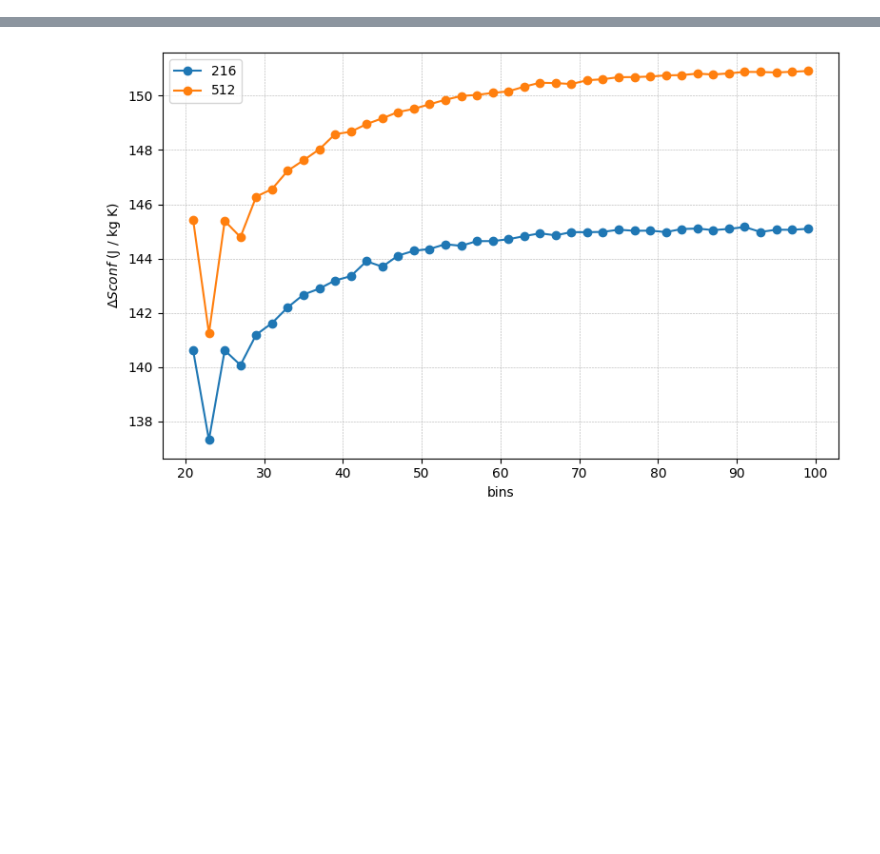
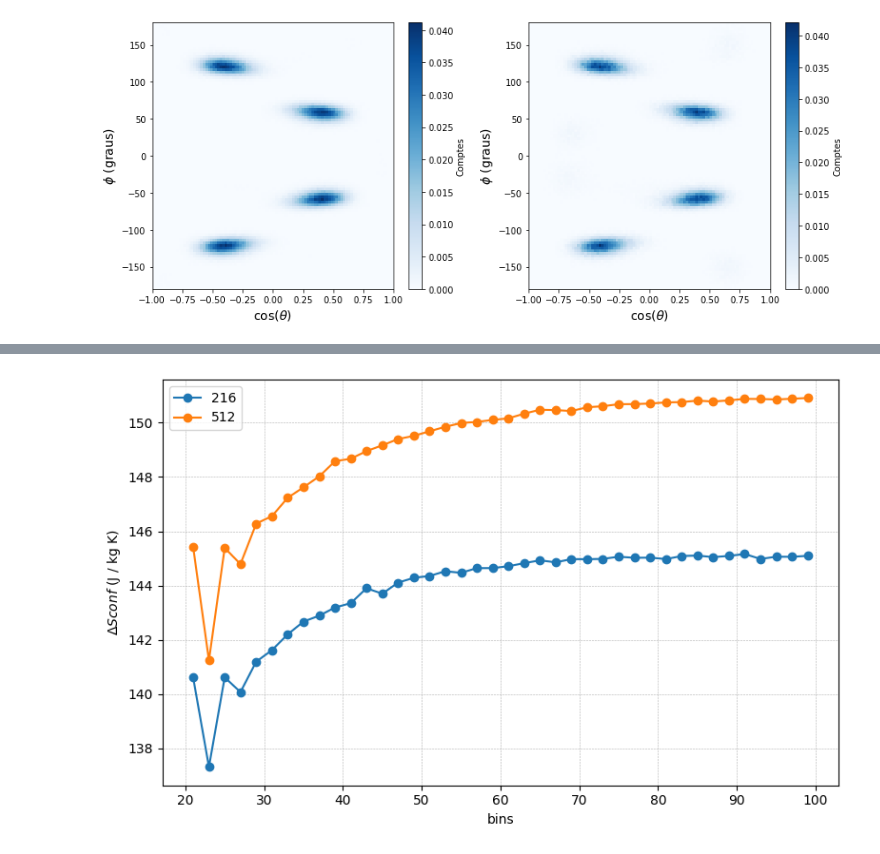
Before and after one commit to aressanu/ENTROPIES-25, a Jupyter notebook: pics_analysis.ipynb, the cells around one changed output, grey strips where cells are left out. Saved outputs shown, nothing was run; the diff lists cells and outputs as text; code cells hidden in the pictures; blank space fills up the shorter version.

```diff
--- a/pics_analysis.ipynb
+++ b/pics_analysis.ipynb
@@ -137,4 +149,49 @@ P= 5000 bar  335→340 K Sc1=-746.5006788522063 Sc2=792.0167332441922 Sc=45.5160
 [figure]
+# %%
+def read_theta_phior(filename):
+    theta, phior = [], []
+    with open(filename, "r") as f:
+        lines = f.readlines()[4:-1]
+    for line in lines:
+        v = line.split()
+        if len(v) >= 10:
+            theta.append(float(v[8]))
+            phior.append(float(v[9]))
+    return np.array(theta), np.array(phior)
+
+def compare_files_2d(file_list,
+                     bins=100,
+                     theta_range=(-1, 1),
+                     phior_range=(-180, 180)):
+    #labels = ['216', '512']
+    cmaps  = ['Blues', 'Blues']
+
+    fig, axes = plt.subplots(1, len(file_list), figsize=(6 * len(file_list), 5))
+    if len(file_list) == 1:
+        axes = [axes]
+
+    for i, filename in enumerate(file_list):
+        theta, phior = read_theta_phior(filename)
+
+        hist, xedges, yedges = np.histogram2d(theta, phior, bins=bins,
+                                               range=[theta_range, phior_range],density=True)
+        mesh = axes[i].pcolormesh(xedges, yedges, hist.T,
+                                   cmap=cmaps[i % len(cmaps)])
+        #axes[i].set_title(labels[i], fontsize=14)
+        axes[i].set_xlabel(r'$\cos(\theta)$', fontsize=14)
+        axes[i].set_ylabel(r'$\phi$ (graus)', fontsize=14)
+        fig.colorbar(mesh, ax=axes[i], label='Comptes')
+
+    plt.tight_layout()
+    #plt.savefig(f"{BASE}/figures/comparativa_2d.png", dpi=150)
+    plt.show()
+
+
+compare_files_2d([nou_abans(1),
+antic_abans(1)
+])
+# %% [output]
+[figure, added]
 # %%
 def gaussian(x, a, x0, sigma):
     return a * np.exp(-((x - x0) ** 2) / (2 * sigma ** 2))
```
Also changed, not shown: parts of 4 cells of this notebook.
